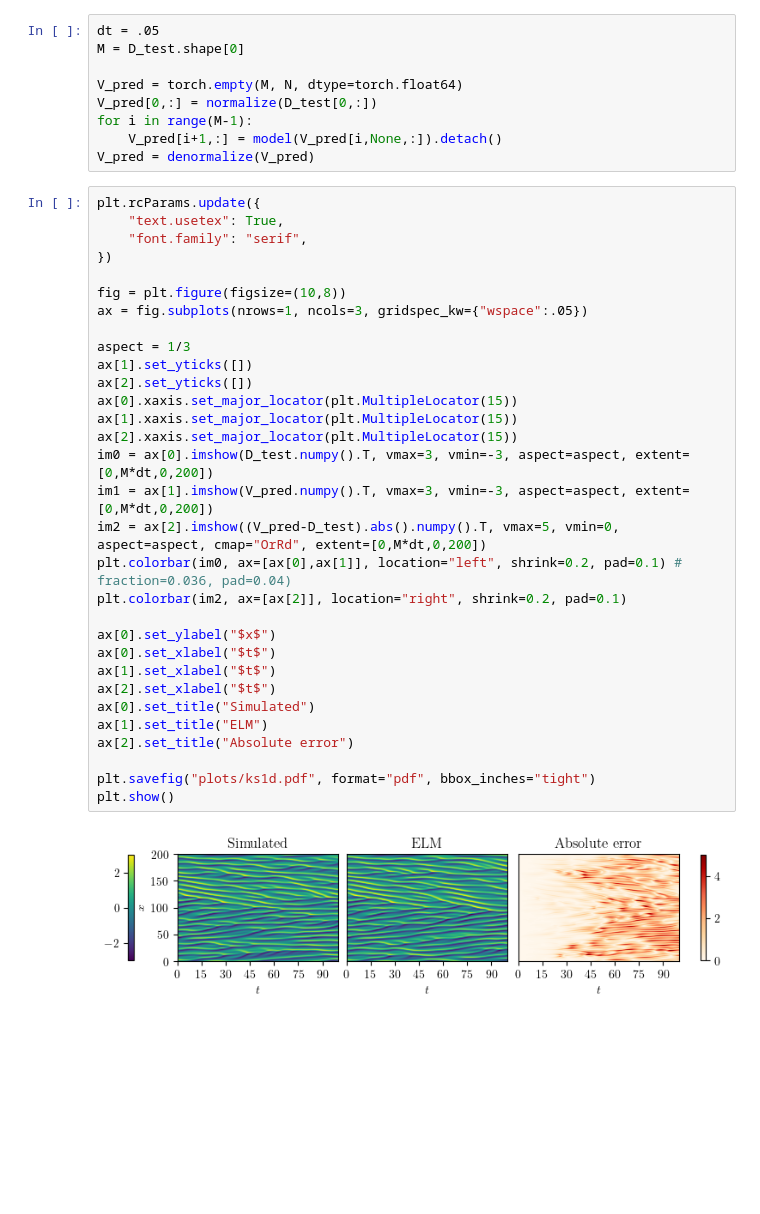
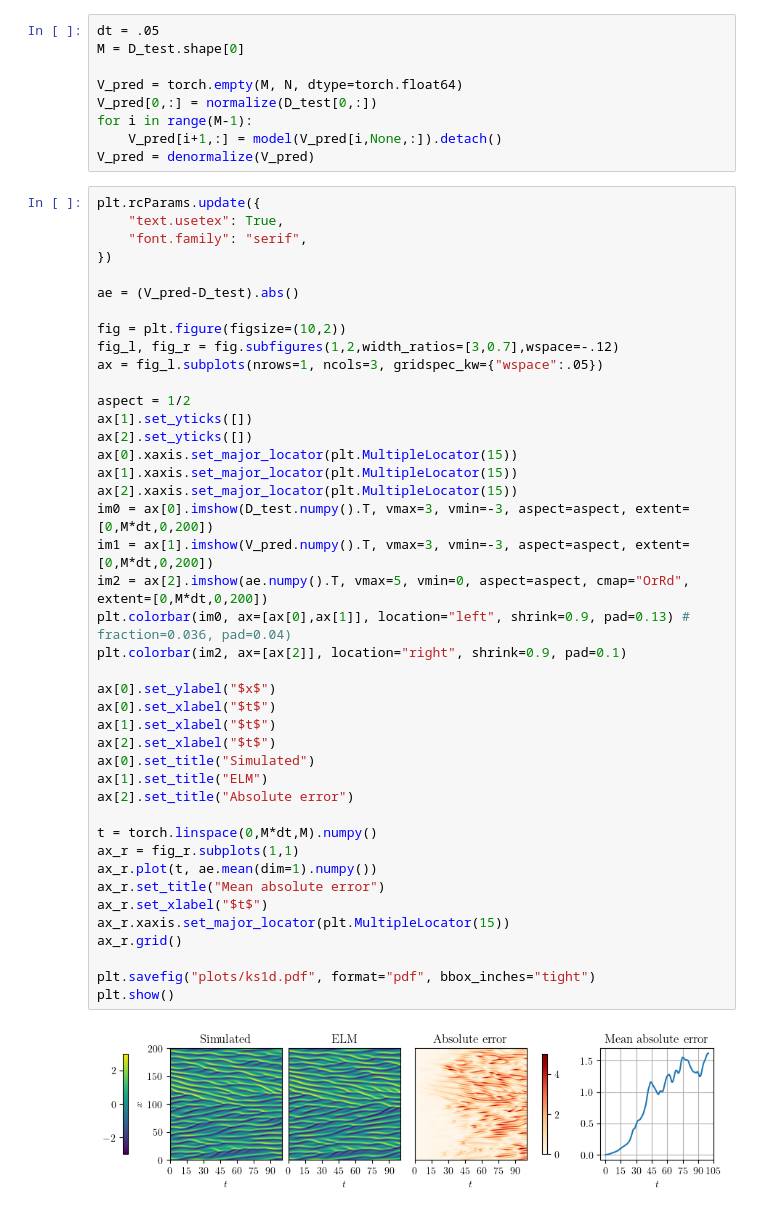
Before and after one commit to graps1/ELM-PDEs, a Jupyter notebook: ks1d/ks1d.ipynb, the cells around one changed output. Drawn from its saved outputs; the diff is of its cells as text; blank space fills up the shorter version.

```diff
--- a/ks1d/ks1d.ipynb
+++ b/ks1d/ks1d.ipynb
@@ -63,33 +63,44 @@ V_pred = denormalize(V_pred)
 # %%
 plt.rcParams.update({
     "text.usetex": True,
     "font.family": "serif",
 })
 
-fig = plt.figure(figsize=(10,8))
-ax = fig.subplots(nrows=1, ncols=3, gridspec_kw={"wspace":.05})
+ae = (V_pred-D_test).abs()
 
-aspect = 1/3
+fig = plt.figure(figsize=(10,2))
+fig_l, fig_r = fig.subfigures(1,2,width_ratios=[3,0.7],wspace=-.12)
+ax = fig_l.subplots(nrows=1, ncols=3, gridspec_kw={"wspace":.05})
+
+aspect = 1/2
 ax[1].set_yticks([])
 ax[2].set_yticks([])
 ax[0].xaxis.set_major_locator(plt.MultipleLocator(15))
 ax[1].xaxis.set_major_locator(plt.MultipleLocator(15))
 ax[2].xaxis.set_major_locator(plt.MultipleLocator(15))
 im0 = ax[0].imshow(D_test.numpy().T, vmax=3, vmin=-3, aspect=aspect, extent=[0,M*dt,0,200])
 im1 = ax[1].imshow(V_pred.numpy().T, vmax=3, vmin=-3, aspect=aspect, extent=[0,M*dt,0,200])
-im2 = ax[2].imshow((V_pred-D_test).abs().numpy().T, vmax=5, vmin=0, aspect=aspect, cmap="OrRd", extent=[0,M*dt,0,200])
-plt.colorbar(im0, ax=[ax[0],ax[1]], location="left", shrink=0.2, pad=0.1) # fraction=0.036, pad=0.04)
-plt.colorbar(im2, ax=[ax[2]], location="right", shrink=0.2, pad=0.1)
+im2 = ax[2].imshow(ae.numpy().T, vmax=5, vmin=0, aspect=aspect, cmap="OrRd", extent=[0,M*dt,0,200])
+plt.colorbar(im0, ax=[ax[0],ax[1]], location="left", shrink=0.9, pad=0.13) # fraction=0.036, pad=0.04)
+plt.colorbar(im2, ax=[ax[2]], location="right", shrink=0.9, pad=0.1)
 
 ax[0].set_ylabel("$x$")
 ax[0].set_xlabel("$t$")
 ax[1].set_xlabel("$t$")
 ax[2].set_xlabel("$t$")
 ax[0].set_title("Simulated")
 ax[1].set_title("ELM")
 ax[2].set_title("Absolute error")
 
+t = torch.linspace(0,M*dt,M).numpy()
+ax_r = fig_r.subplots(1,1)
+ax_r.plot(t, ae.mean(dim=1).numpy())
+ax_r.set_title("Mean absolute error")
+ax_r.set_xlabel("$t$")
+ax_r.xaxis.set_major_locator(plt.MultipleLocator(15))
+ax_r.grid()
+
 plt.savefig("plots/ks1d.pdf", format="pdf", bbox_inches="tight")
 plt.show()
 # %% [output]
-[figure, old version]
+[figure, new version]
```
Also changed, not shown: parts of 2 cells of this notebook, 4 other files.
